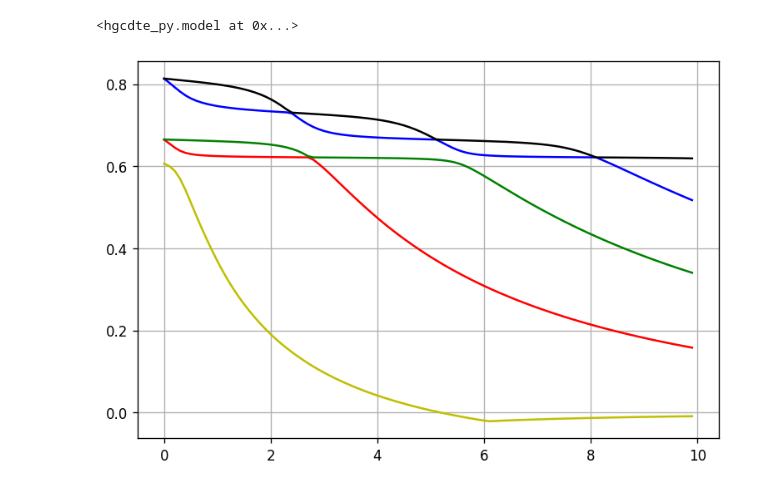
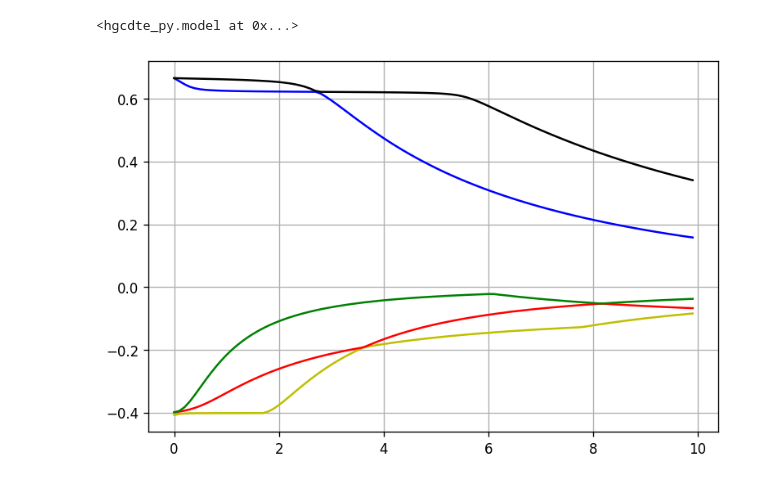
Before and after one commit to NeilKulikov/CppHgCdTe, a Jupyter notebook: interop/bindings/wide.ipynb, the cells around one changed output. Drawn from its saved outputs; the diff is of its cells as text; code cells hidden in the pictures.

```diff
--- a/interop/bindings/wide.ipynb
+++ b/interop/bindings/wide.ipynb
@@ -27,11 +27,11 @@ hcs = [hgcdte.hcore(m, 61) for m in mds]
 sps = np.array([h.spectre((0., 0.)) for h in hcs])
 # %%
 plt.figure(figsize=(7.5,5), dpi=120)
-plt.plot(ips, sps[:, 366], 'y-')
-plt.plot(ips, sps[:, 368], 'r-')
-plt.plot(ips, sps[:, 370], 'g-')
-plt.plot(ips, sps[:, 372], 'b-')
-plt.plot(ips, sps[:, 374], 'k-')
+plt.plot(ips, sps[:, 360], 'y-')
+plt.plot(ips, sps[:, 362], 'r-')
+plt.plot(ips, sps[:, 364], 'g-')
+plt.plot(ips, sps[:, 368], 'b-')
+plt.plot(ips, sps[:, 370], 'k-')
 plt.grid()
 # %% [output]
-[figure, old version]
+[figure, new version]
```
Also changed, not shown: 21 other files.
